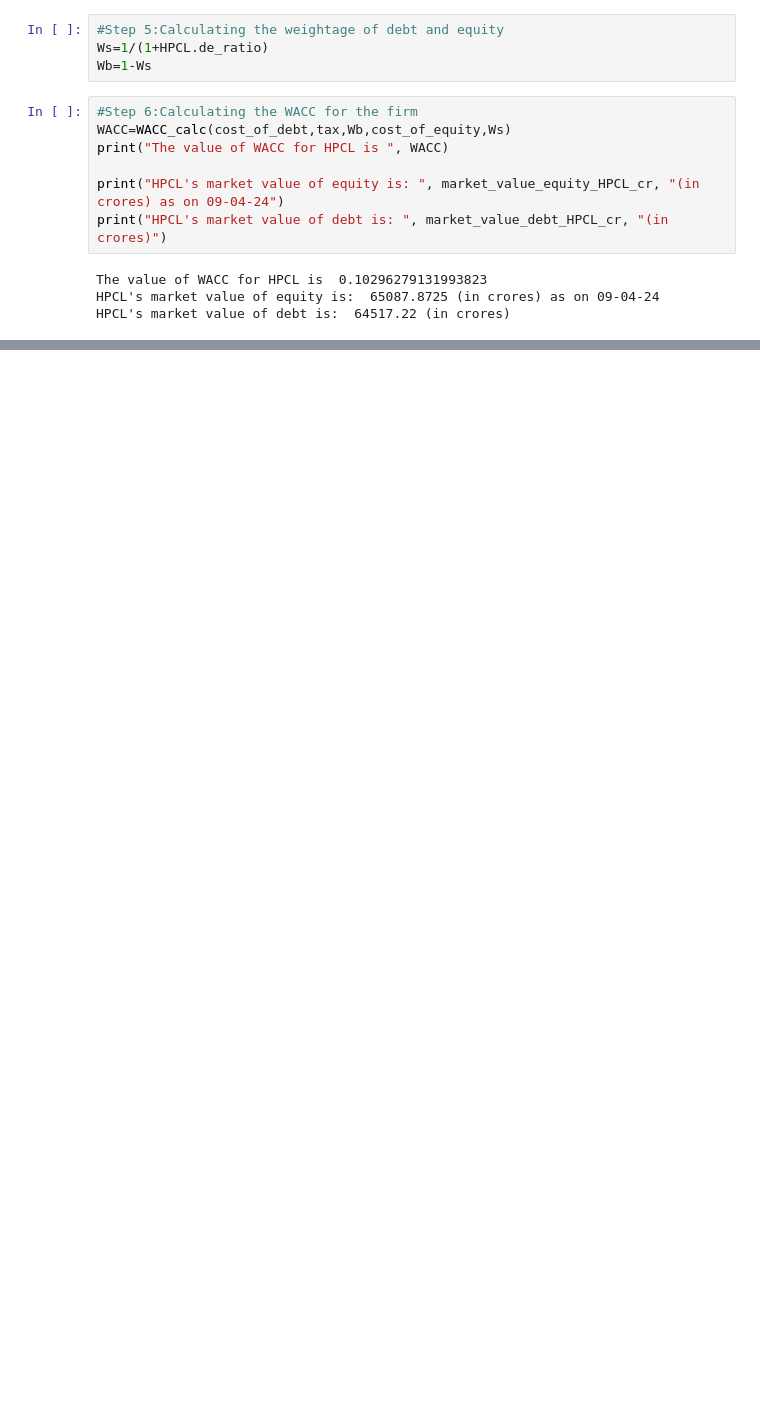
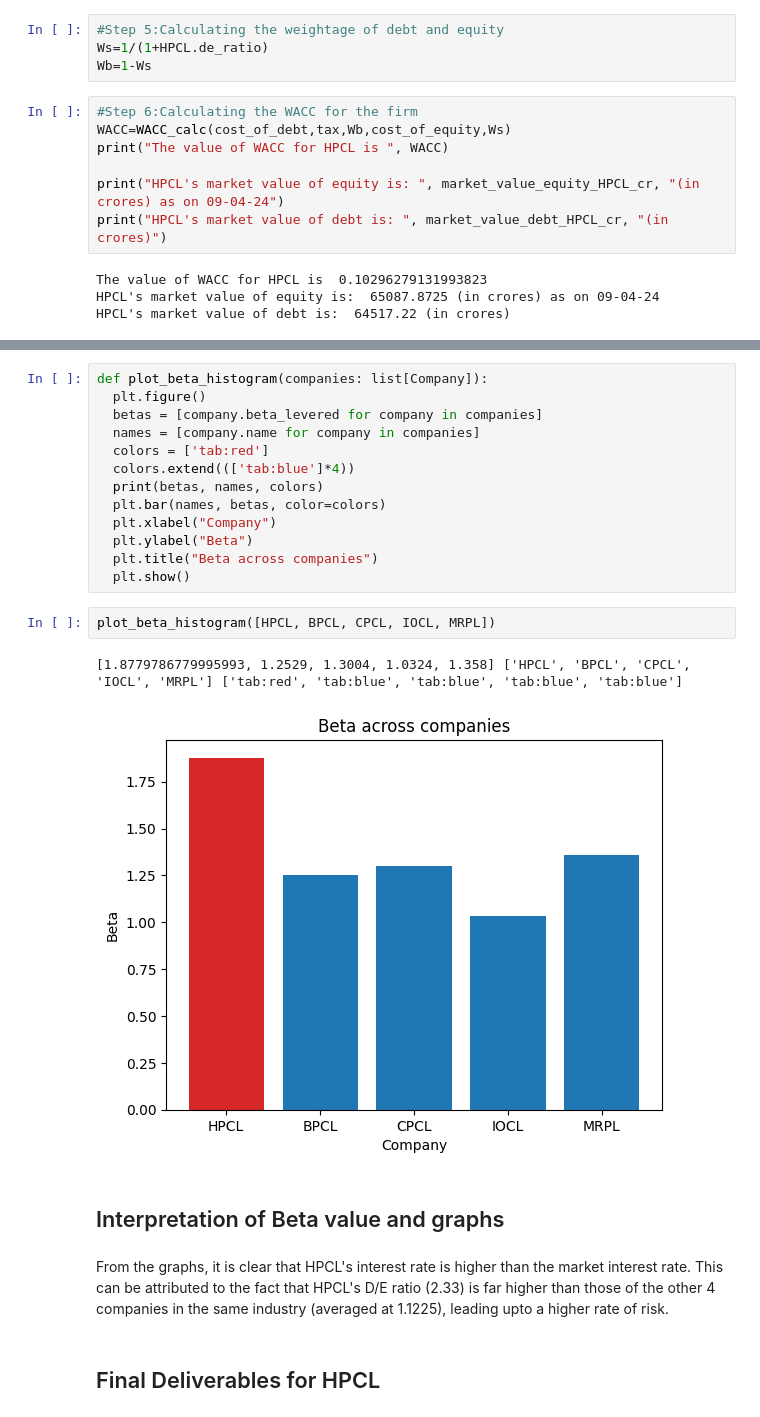
Before and after one commit to Aarav-H/FM-Assignment, a Jupyter notebook: main.ipynb, the cells around one changed output, grey strips where cells are left out. Saved outputs shown, nothing was run; the diff lists cells and outputs as text; blank space fills up the shorter version.

```diff
--- a/main.ipynb
+++ b/main.ipynb
@@ -119,0 +166,24 @@ CPCL : 1.3004
+# %%
+def plot_beta_histogram(companies: list[Company]):
+  plt.figure()
+  betas = [company.beta_levered for company in companies]
+  names = [company.name for company in companies]
+  colors = ['tab:red']
+  colors.extend((['tab:blue']*4))
+  print(betas, names, colors)
+  plt.bar(names, betas, color=colors)
+  plt.xlabel("Company")
+  plt.ylabel("Beta")
+  plt.title("Beta across companies")
+  plt.show()
+# %%
+plot_beta_histogram([HPCL, BPCL, CPCL, IOCL, MRPL])
+# %% [output]
+[1.8779786779995993, 1.2529, 1.3004, 1.0324, 1.358] ['HPCL', 'BPCL', 'CPCL', 'IOCL', 'MRPL'] ['tab:red', 'tab:blue', 'tab:blue', 'tab:blue', 'tab:blue']
+[figure, added]
+# %% [markdown]
+## Interpretation of Beta value and graphs
+# %% [markdown]
+From the graphs, it is clear that HPCL's interest rate is higher than the market interest rate. This can be attributed to the fact that HPCL's D/E ratio (2.33) is far higher than those of the other 4 companies in the same industry (averaged at 1.1225), leading upto a higher rate of risk.
+# %% [markdown]
+## Final Deliverables for HPCL
```
Also changed, not shown: parts of 23 cells of this notebook.
